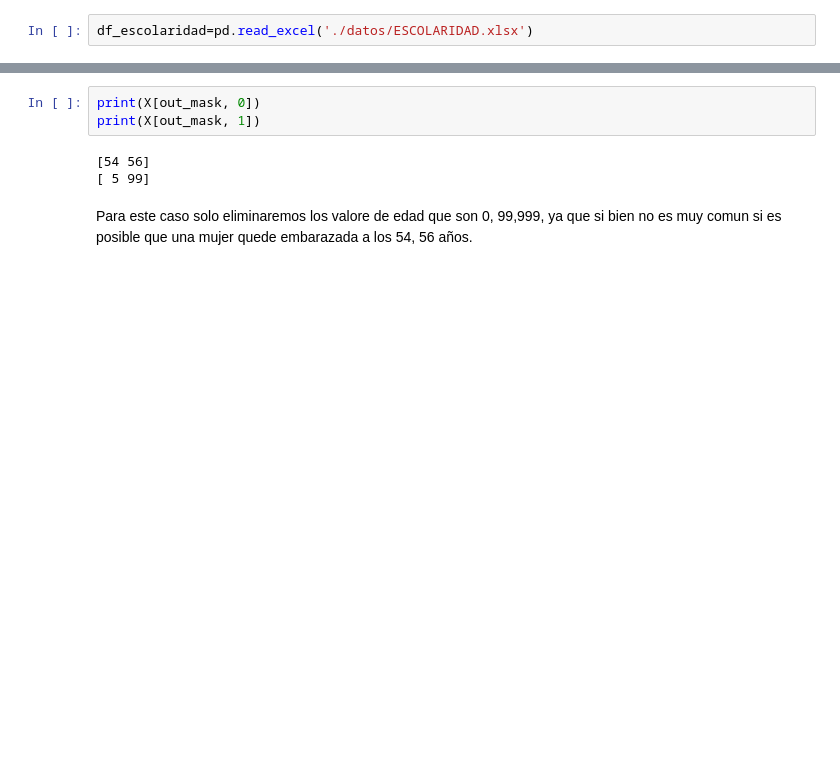
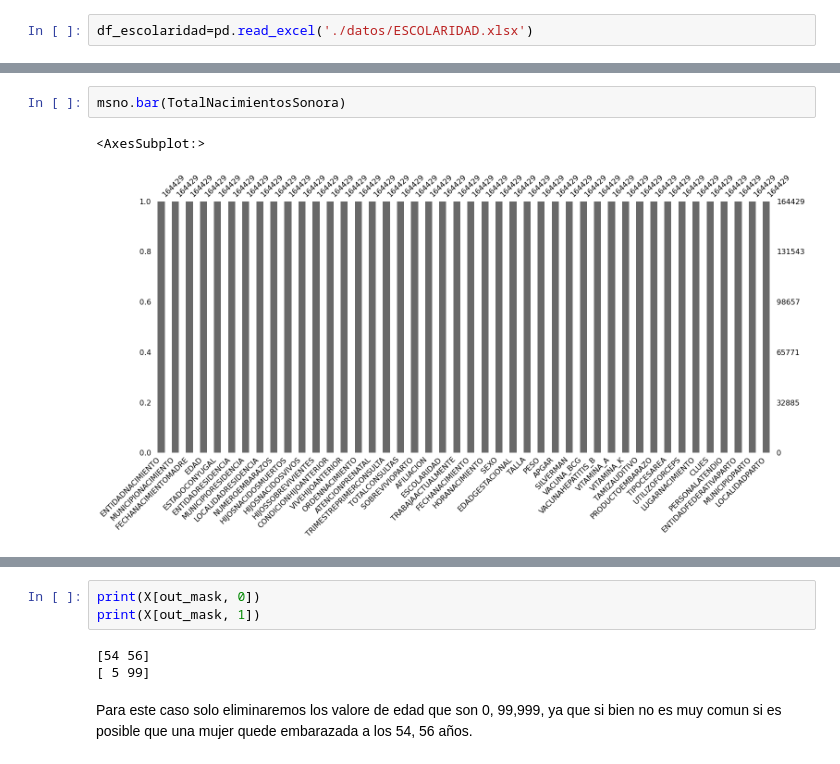
Before and after one commit to benjalm21/ProyectoFinal_IC, a Jupyter notebook: Limpieza de datos.ipynb, the cells around one changed output, grey strips where cells are left out. Drawn from its saved outputs; the diff is of its cells as text; blank space fills up the shorter version.

```diff
--- a/Limpieza de datos.ipynb
+++ b/Limpieza de datos.ipynb
@@ -222,0 +229,5 @@ NacimientosPorEdad_Profesionista.sort_values(by=['EDAD','PROFESIONISTA'])
+# %%
+msno.bar(TotalNacimientosSonora)
+# %% [output]
+<AxesSubplot:>
+[figure, added]
```
Also changed, not shown: parts of 13 cells of this notebook, 10 other files.
